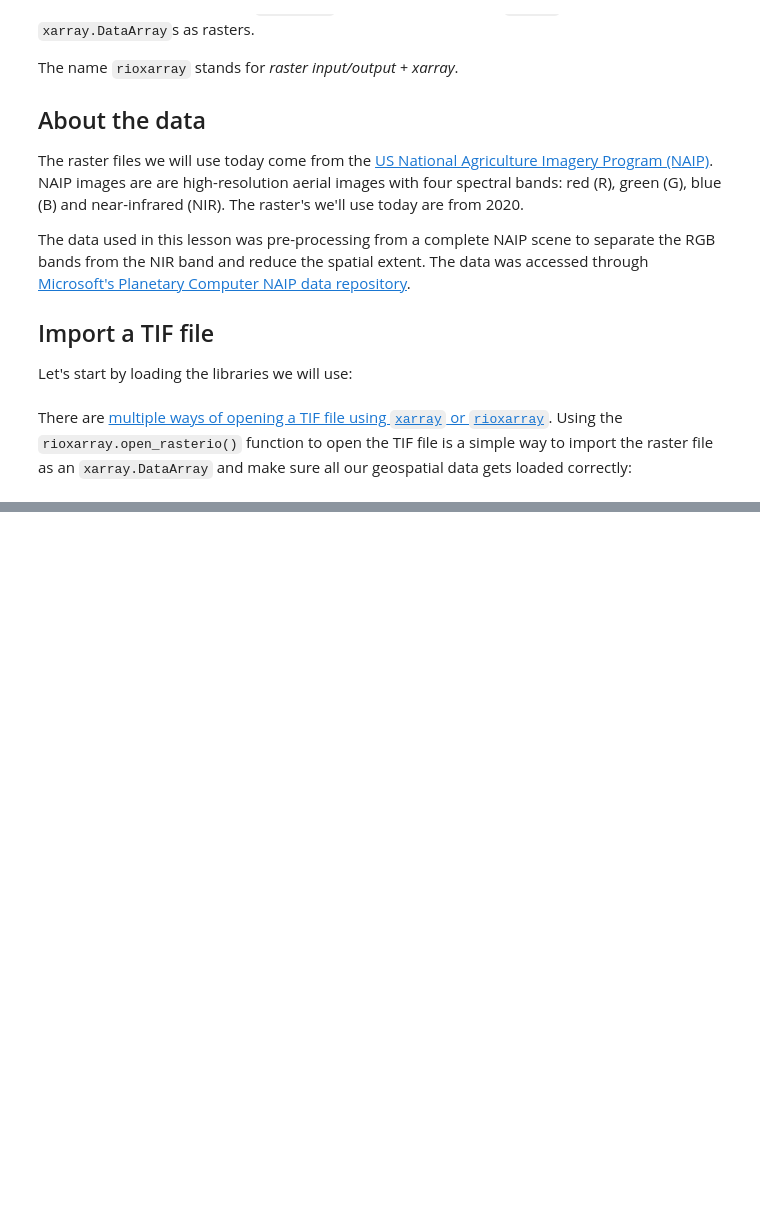
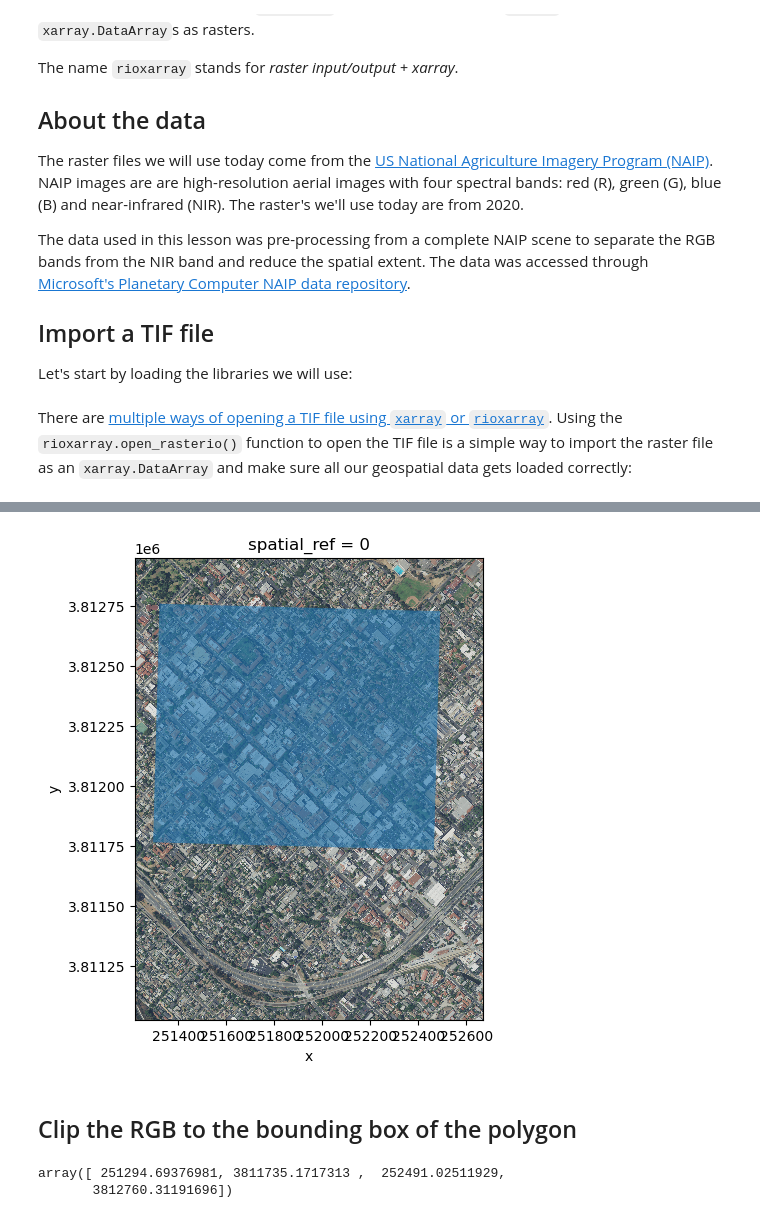
Before and after one commit to gingersknapp/eds-220-in-class, a Jupyter notebook: Week8/week-8-rioxarray-STUDENTS.ipynb, the cells around one changed output, grey strips where cells are left out. Cells and saved outputs as stored; diff of their text form; code cells hidden in the pictures; blank space fills up the shorter version.

```diff
--- a/Week8/week-8-rioxarray-STUDENTS.ipynb
+++ b/Week8/week-8-rioxarray-STUDENTS.ipynb
@@ -28,0 +188,20 @@ root = os.path.join('/',
+# %%
+# Reproject the AOI to the RGB CRS
+aoi = aoi.to_crs(rgb.rio.crs)
+assert aoi.crs == rgb.rio.crs
+# %%
+# Plot the RGB raster with the AOI overlay
+fig, ax = plt.subplots(figsize = (6*rgb_aspect_ratio, 6))
+rgb.plot.imshow(ax=ax)
+aoi.plot(ax = ax, alpha = 0.6)
+plt.show();
+# %% [output]
+[figure, added]
+# %% [markdown]
+## Clip the RGB to the bounding box of the polygon
+# %%
+
+aoi.total_bounds
+# %% [output]
+array([ 251294.69376981, 3811735.1717313 ,  252491.02511929,
+       3812760.31191696])
```
Also changed, not shown: parts of 27 cells of this notebook.
